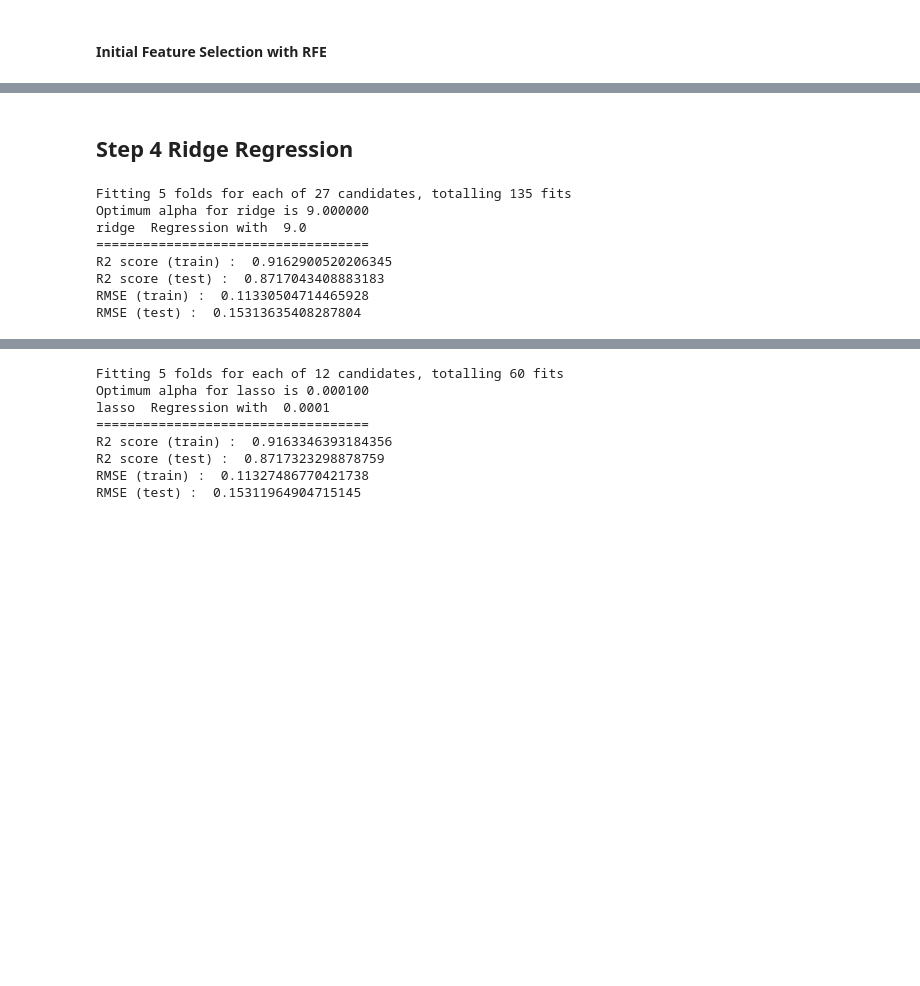
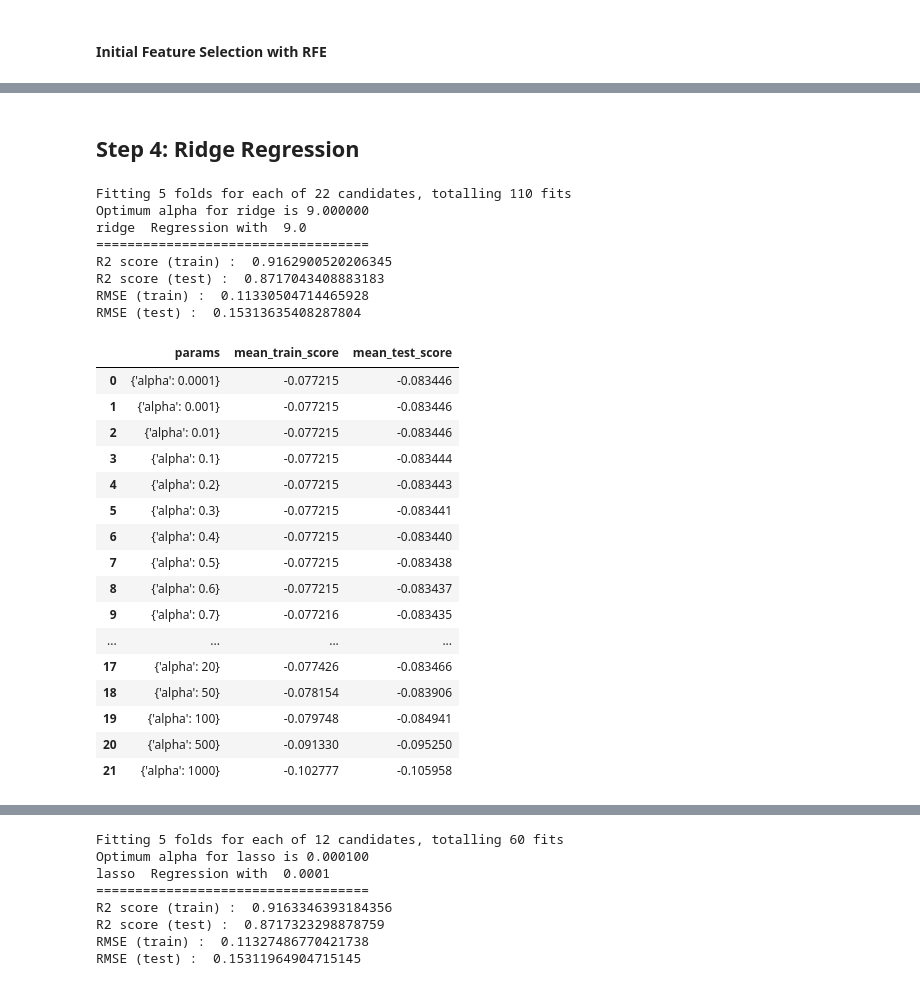
Before and after one commit to samrich76/Advanced-Regression-Assignment, a Jupyter notebook: Australian_market_Predict.ipynb, the cells around one changed output, grey strips where cells are left out. Drawn from its saved outputs; the diff is of its cells as text; code cells hidden in the pictures; blank space fills up the shorter version.

```diff
--- a/Australian_market_Predict.ipynb
+++ b/Australian_market_Predict.ipynb
@@ -1015,12 +1045,11 @@ def build_model(X_train, y_train, X_test, params, model='ridge'):
 # %% [markdown]
-## Step 4 Ridge Regression
+## Step 4: Ridge Regression
 # %%
-params = {'alpha': [0.0001, 0.001, 0.01, 0.1, 0.2, 0.3, 0.4, 0.5, 0.6, 0.7, 0.8, 0.9, 1.0, 2.0, 3.0, 4.0, 5.0, 6.0, 7.0, 8.0,
-                    9.0, 10.0, 20, 50, 100, 500, 1000 ]}
+params = {'alpha': [0.0001, 0.001, 0.01, 0.1, 0.2, 0.3, 0.4, 0.5, 0.6, 0.7, 0.8, 0.9, 1.0, 2.0, 3.0, 9.0, 10.0, 20, 50, 100, 500, 1000 ]}
 
-ridge_final_model, y_test_predicted = build_model(X_train_rfe, y_train, X_test_rfe, params, model='ridge')
+ridge_final_model, y_test_predicted , y_model_cv = build_model(X_train_rfe, y_train, X_test_rfe, params, model='ridge')
 # %% [output]
-Fitting 5 folds for each of 27 candidates, totalling 135 fits
+Fitting 5 folds for each of 22 candidates, totalling 110 fits
 Optimum alpha for ridge is 9.000000
 ridge  Regression with  9.0
 ===================================
@@ -1028,3 +1057,24 @@ R2 score (train) :  0.9162900520206345
 R2 score (test) :  0.8717043408883183
 RMSE (train) :  0.11330504714465928
 RMSE (test) :  0.15313635408287804
+# %%
+cv_results = pd.DataFrame(y_model_cv.cv_results_)
+cv_results[['params', 'mean_train_score', 'mean_test_score']]
+# %% [output]
+|  | params | mean_train_score | mean_test_score |
+| 0 | {'alpha': 0.0001} | -0.077215 | -0.083446 |
+| 1 | {'alpha': 0.001} | -0.077215 | -0.083446 |
+| 2 | {'alpha': 0.01} | -0.077215 | -0.083446 |
+| 3 | {'alpha': 0.1} | -0.077215 | -0.083444 |
+| 4 | {'alpha': 0.2} | -0.077215 | -0.083443 |
+| 5 | {'alpha': 0.3} | -0.077215 | -0.083441 |
+| 6 | {'alpha': 0.4} | -0.077215 | -0.083440 |
+| 7 | {'alpha': 0.5} | -0.077215 | -0.083438 |
+| 8 | {'alpha': 0.6} | -0.077215 | -0.083437 |
+| 9 | {'alpha': 0.7} | -0.077216 | -0.083435 |
+| ... | ... | ... | ... |
+| 17 | {'alpha': 20} | -0.077426 | -0.083466 |
+| 18 | {'alpha': 50} | -0.078154 | -0.083906 |
+| 19 | {'alpha': 100} | -0.079748 | -0.084941 |
+| 20 | {'alpha': 500} | -0.091330 | -0.095250 |
+| 21 | {'alpha': 1000} | -0.102777 | -0.105958 |
```
Also changed, not shown: parts of 23 cells of this notebook.
